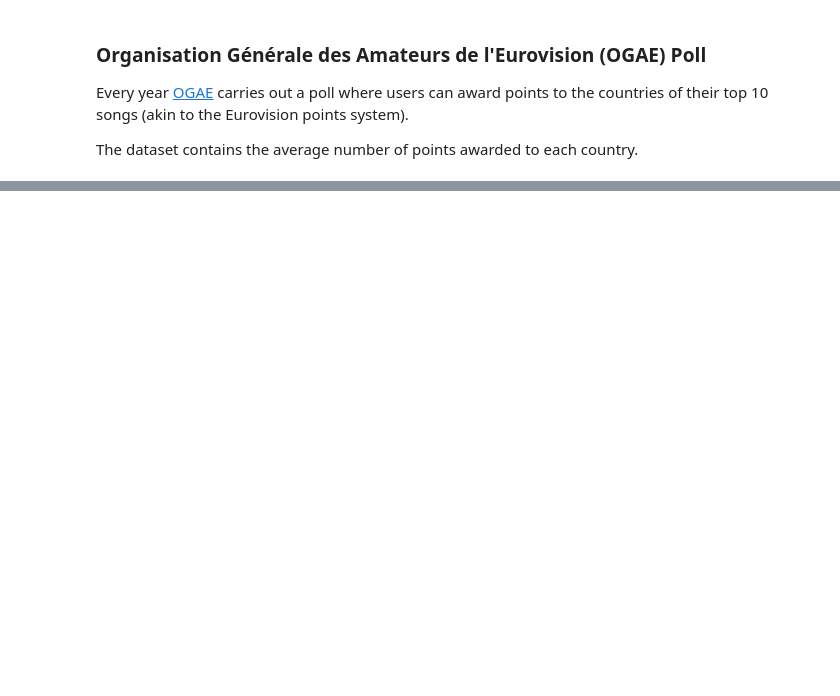
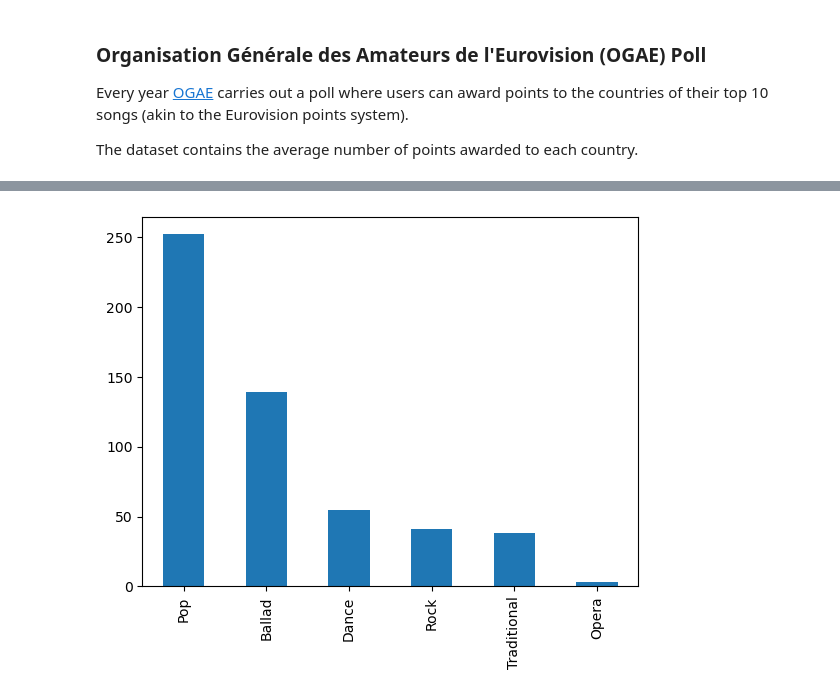
Before and after one commit to com-480-data-visualization/project-2023-data-connoisseurs, a Jupyter notebook: eda.ipynb, the cells around one changed output, grey strips where cells are left out. Cells and saved outputs as stored; diff of their text form; code cells hidden in the pictures; blank space fills up the shorter version.

```diff
--- a/eda.ipynb
+++ b/eda.ipynb
@@ -154,0 +234,10 @@ ogae_data
+# %%
+def get_song_data():
+    path = "./data/song_data.csv"
+    df = pd.read_csv(path, encoding="ISO-8859-1", index_col=["year", "country"])
+    return df
+
+
+song_data = get_song_data()
+
+song_data
@@ -154,0 +265,5 @@ ogae_data
+# %%
+song_data["style"].value_counts().plot(kind="bar")
+plt.show()
+# %% [output]
+[figure, added]
```
Also changed, not shown: parts of 16 cells of this notebook, 1 other file.
